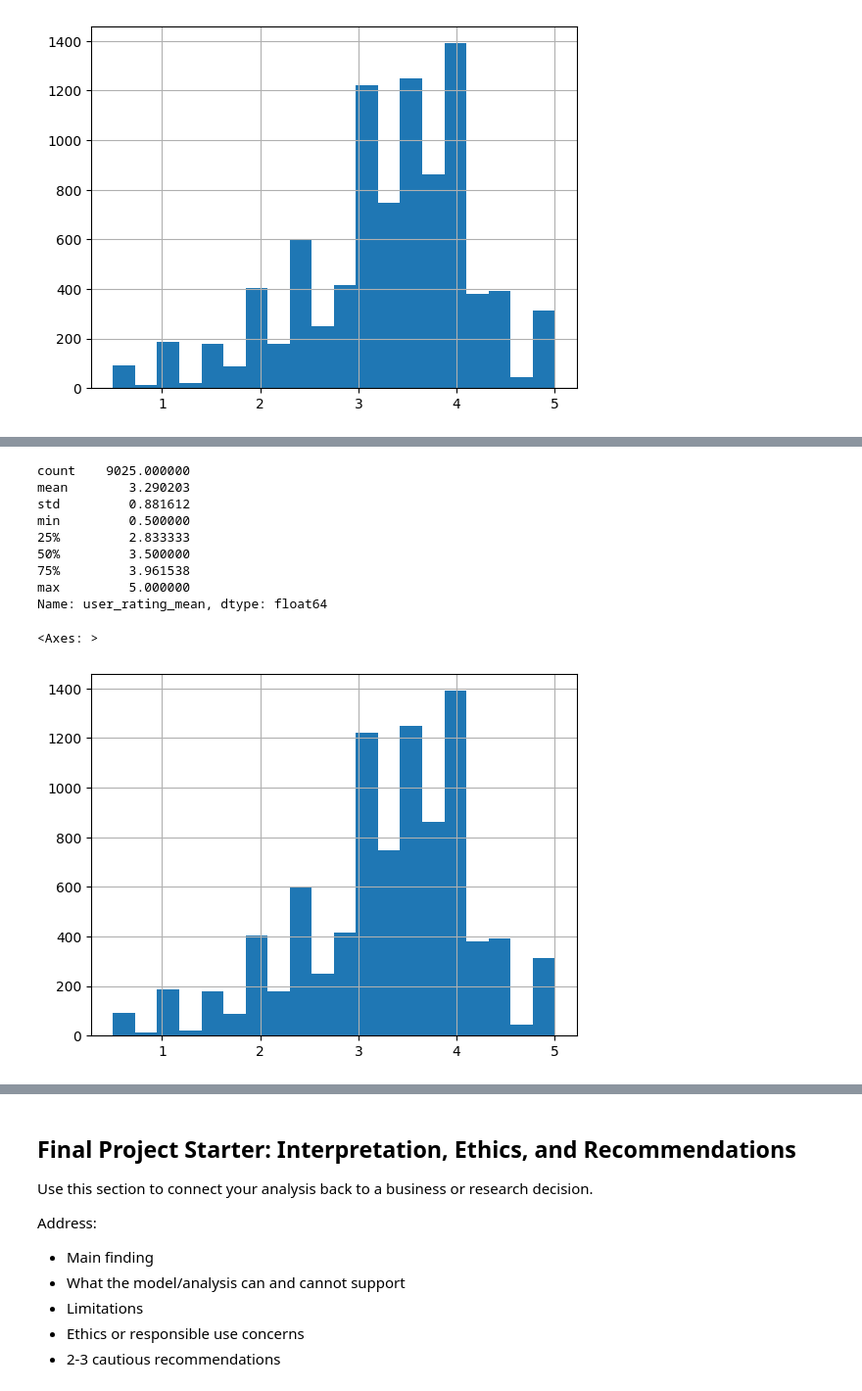
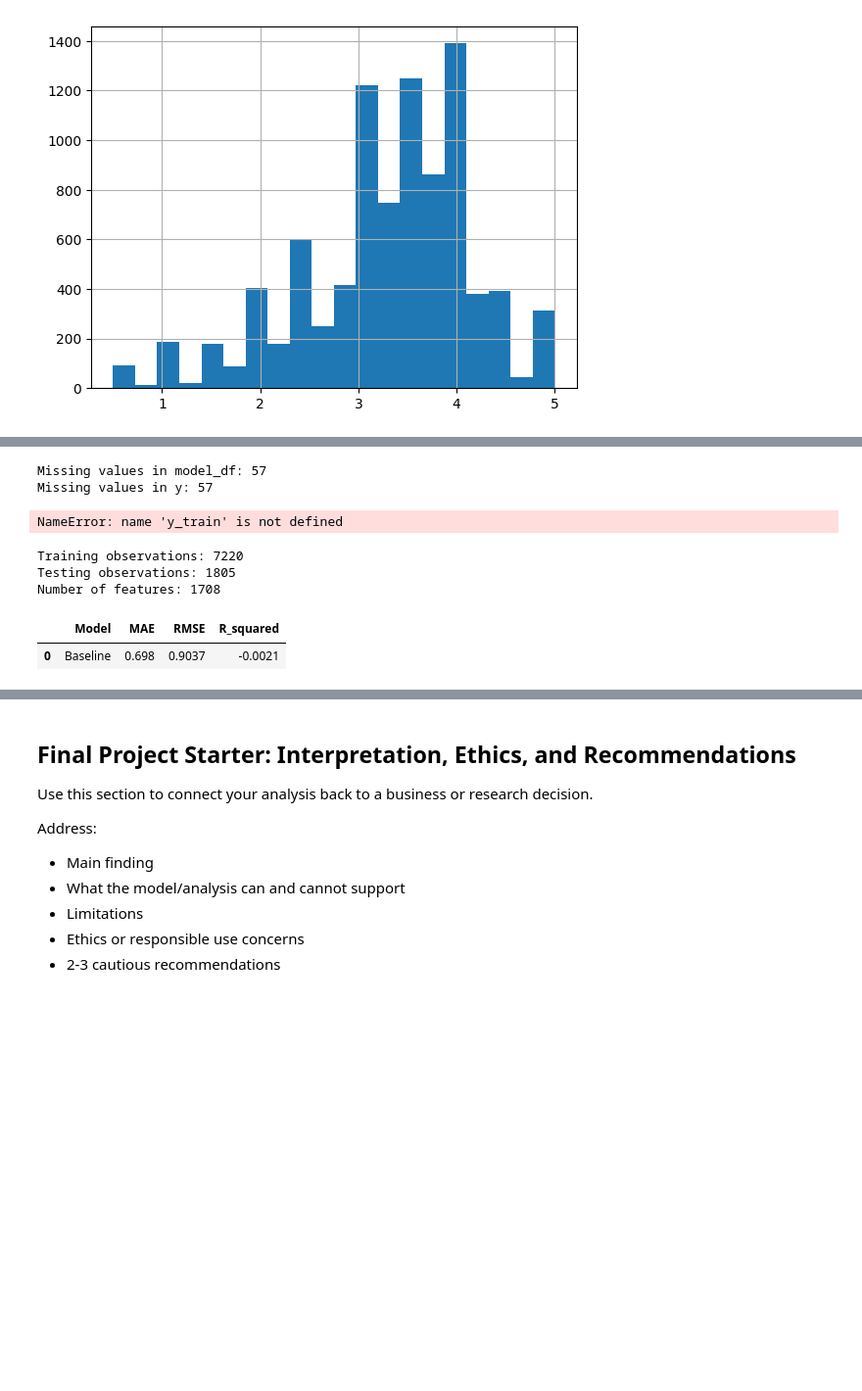
Before and after one commit to zambuggy2/BAN-6003-Project-Option-1-Movies, a Jupyter notebook: notebooks/movies_project_starter.ipynb, the cells around one changed output, grey strips where cells are left out. Shown at 98% size. Cells and saved outputs as stored; diff of their text form; code cells hidden in the pictures; blank space fills up the shorter version.

```diff
--- a/notebooks/movies_project_starter.ipynb
+++ b/notebooks/movies_project_starter.ipynb
@@ -753,13 +772,66 @@ y.hist(bins=20)
+# %%
+print("Missing values in model_df:", model_df[target].isna().sum())
+print("Missing values in y:", y.isna().sum())
+print("Missing values in y_train:", y_train.isna().sum())
+print("Missing values in y_test:", y_test.isna().sum())
+
+model_df = model_df.dropna(subset=['user_rating_mean']).copy()
+genre_encoded = model_df['genres'].str.get_dummies(sep='|')
+
+X = pd.concat([
+    model_df[['release_year', 'budget']],
+    genre_encoded
+], axis=1)
+
+y = model_df[target]
+print("Remaining missing targets:", model_df['user_rating_mean'].isna().sum())
+print("Remaining observations:", len(model_df))
+
+print("Missing values in model_df:", model_df[target].isna().sum())
+print("Missing values in y:", y.isna().sum())
+print("Missing values in y_train:", y_train.isna().sum())
+print("Missing values in y_test:", y_test.isna().sum())
+# %% [output]
+Missing values in model_df: 57
+Missing values in y: 57
+NameError: name 'y_train' is not defined
 # %%
+from sklearn.model_selection import train_test_split
+from sklearn.dummy import DummyRegressor
+from sklearn.metrics import mean_absolute_error
+from sklearn.metrics import mean_squared_error
+from sklearn.metrics import r2_score
+import numpy as np
+
+
+X_train, X_test, y_train, y_test = train_test_split(
+    X,
+    y,
+    test_size=0.20,
+    random_state=42
+)
+
+print("Training observations:", len(X_train))
+print("Testing observations:", len(X_test))
+print("Number of features:", X_train.shape[1])
+
+baseline = DummyRegressor(strategy='mean')
+
+baseline.fit(X_train, y_train)
+
+baseline_pred = baseline.predict(X_test)
+
+baseline_metrics = pd.DataFrame({
+    'Model': ['Baseline'],
+    'MAE': [mean_absolute_error(y_test, baseline_pred)],
+    'RMSE': [np.sqrt(mean_squared_error(y_test, baseline_pred))],
+    'R_squared': [r2_score(y_test, baseline_pred)]
+})
+
+display(baseline_metrics.round(4))
 # %% [output]
-count    9025.000000
-mean        3.290203
-std         0.881612
-min         0.500000
-25%         2.833333
-50%         3.500000
-75%         3.961538
-max         5.000000
-Name: user_rating_mean, dtype: float64
+Training observations: 7220
+Testing observations: 1805
+Number of features: 1708
-<Axes: >
-[figure, removed]
+|  | Model | MAE | RMSE | R_squared |
+| 0 | Baseline | 0.698 | 0.9037 | -0.0021 |
```
Also changed, not shown: parts of 2 cells of this notebook, 1 other file.
